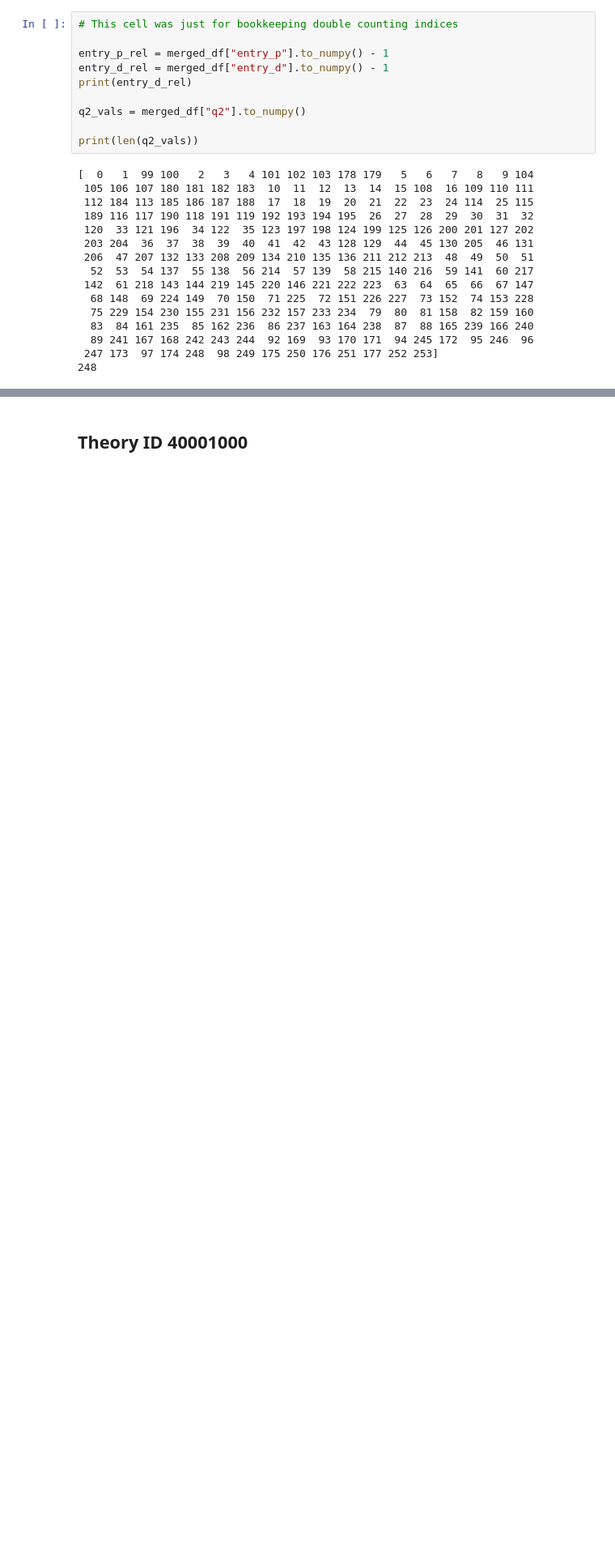
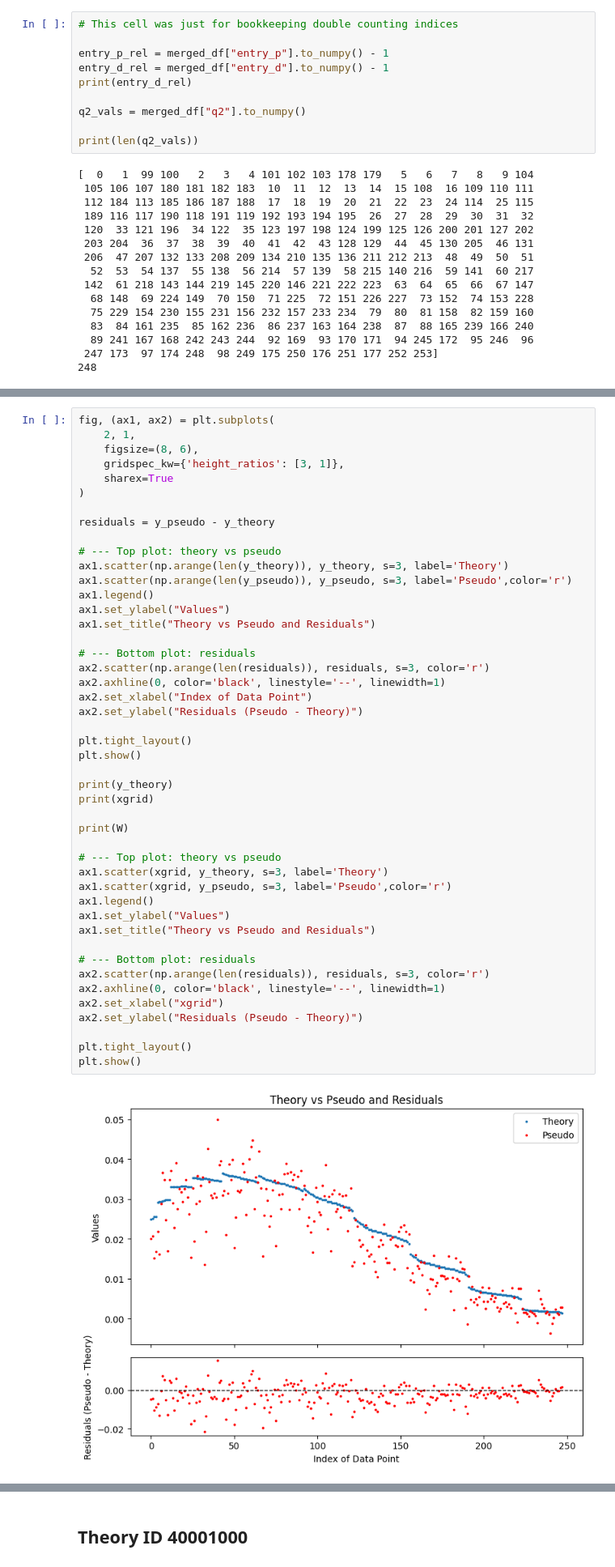
Before and after one commit to mariaubiali/toy-not-toy-model, a Jupyter notebook: T3_toy_data.ipynb, the cells around one changed output, grey strips where cells are left out. Shown at 81% size. Drawn from its saved outputs; the diff is of its cells as text; blank space fills up the shorter version.

```diff
--- a/T3_toy_data.ipynb
+++ b/T3_toy_data.ipynb
@@ -261,3 +261,51 @@ np.save('Dataset/xgrid_test.npy', test_xgrid)
 # %% [output]
 LHAPDF 6.5.5 loading /opt/homebrew/Caskroom/miniconda/base/envs/nnpdf/share/LHAPDF/NNPDF40_nnlo_as_01180/NNPDF40_nnlo_as_01180_0000.dat
 NNPDF40_nnlo_as_01180 PDF set, member #0, version 1; LHAPDF ID = 331100
+# %%
+fig, (ax1, ax2) = plt.subplots(
+    2, 1,
+    figsize=(8, 6),
+    gridspec_kw={'height_ratios': [3, 1]},
+    sharex=True
+)
+
+residuals = y_pseudo - y_theory
+
+# --- Top plot: theory vs pseudo
+ax1.scatter(np.arange(len(y_theory)), y_theory, s=3, label='Theory')
+ax1.scatter(np.arange(len(y_pseudo)), y_pseudo, s=3, label='Pseudo',color='r')
+ax1.legend()
+ax1.set_ylabel("Values")
+ax1.set_title("Theory vs Pseudo and Residuals")
+
+# --- Bottom plot: residuals
+ax2.scatter(np.arange(len(residuals)), residuals, s=3, color='r')
+ax2.axhline(0, color='black', linestyle='--', linewidth=1)
+ax2.set_xlabel("Index of Data Point")
+ax2.set_ylabel("Residuals (Pseudo - Theory)")
+
+plt.tight_layout()
+plt.show()
+
+print(y_theory)
+print(xgrid)
+
+print(W)
+
+# --- Top plot: theory vs pseudo
+ax1.scatter(xgrid, y_theory, s=3, label='Theory')
+ax1.scatter(xgrid, y_pseudo, s=3, label='Pseudo',color='r')
+ax1.legend()
+ax1.set_ylabel("Values")
+ax1.set_title("Theory vs Pseudo and Residuals")
+
+# --- Bottom plot: residuals
+ax2.scatter(np.arange(len(residuals)), residuals, s=3, color='r')
+ax2.axhline(0, color='black', linestyle='--', linewidth=1)
+ax2.set_xlabel("xgrid")
+ax2.set_ylabel("Residuals (Pseudo - Theory)")
+
+plt.tight_layout()
+plt.show()
+# %% [output]
+[figure, added]
```
Also changed, not shown: parts of 6 cells of this notebook, 4 other files.
